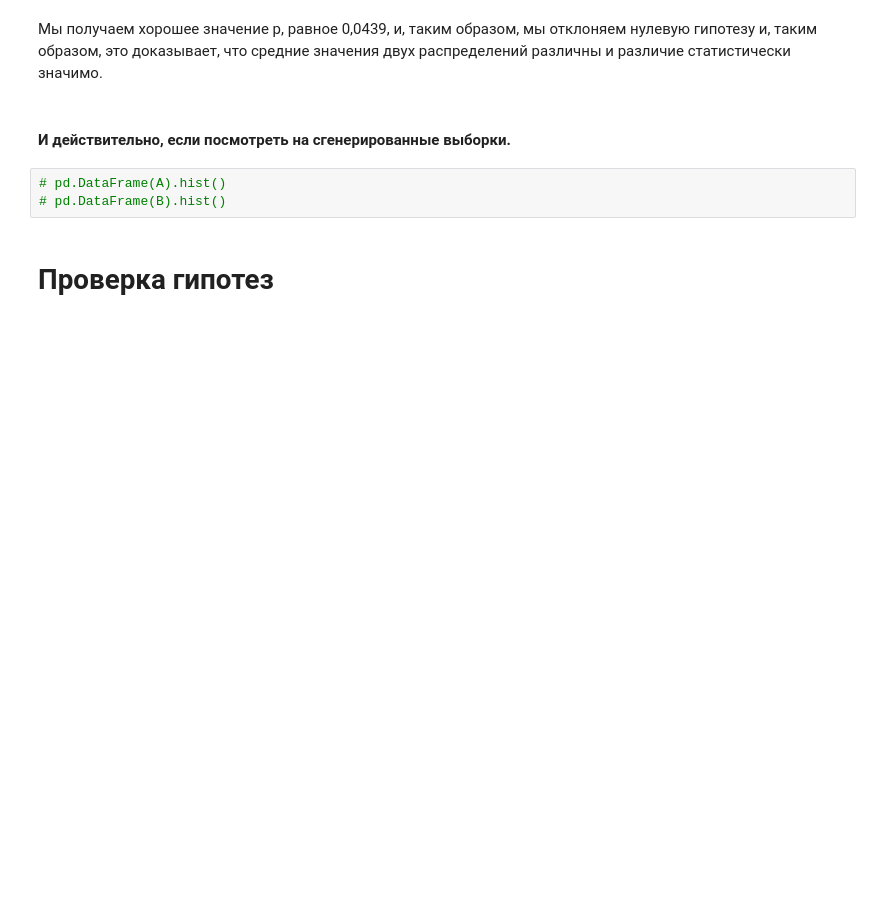
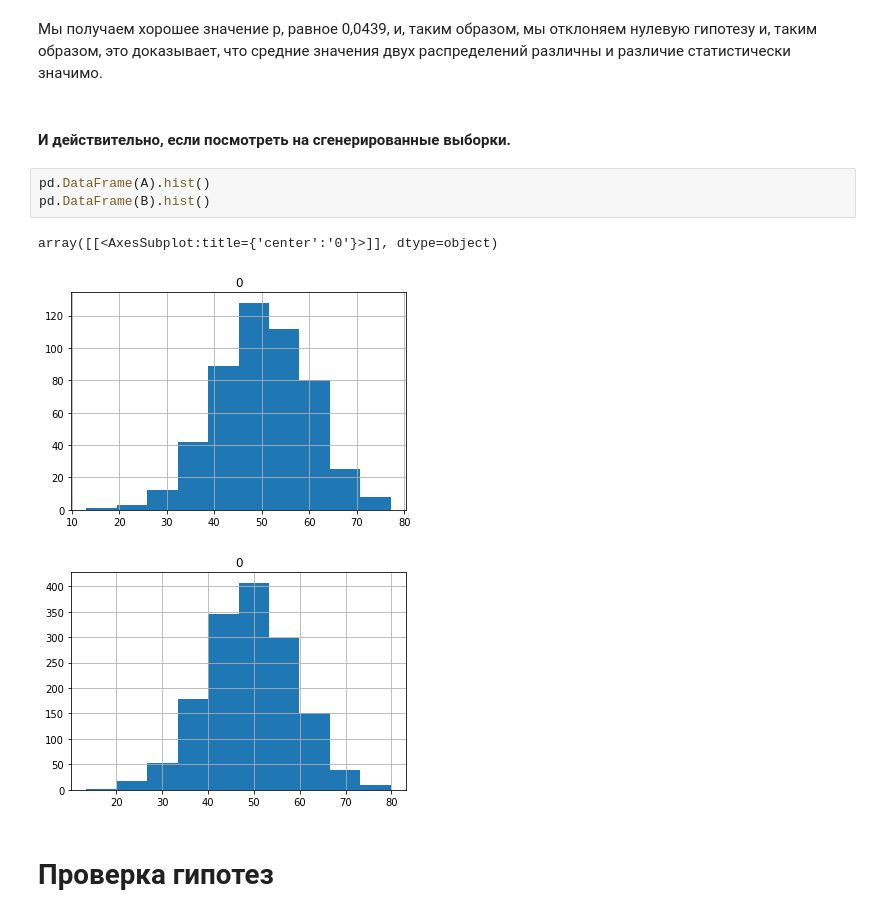
Before and after one commit to Dmitry-V-Makarov/Netology, a Jupyter notebook: pyda-13/lectures/20.confidence_intervals.ipynb, the cells around one changed output. Saved outputs shown, nothing was run; the diff lists cells and outputs as text; blank space fills up the shorter version.

```diff
--- a/pyda-13/lectures/20.confidence_intervals.ipynb
+++ b/pyda-13/lectures/20.confidence_intervals.ipynb
@@ -139,8 +159,12 @@ Ttest_indResult(statistic=2.0154990301545688, pvalue=0.04398605248410712)
 # %% [markdown]
 #### И действительно, если посмотреть на сгенерированные выборки.
 # %%
-# pd.DataFrame(A).hist()
-# pd.DataFrame(B).hist()
+pd.DataFrame(A).hist()
+pd.DataFrame(B).hist()
+# %% [output]
+array([[<AxesSubplot:title={'center':'0'}>]], dtype=object)
+[figure, added]
+[figure, added]
 # %% [markdown]
 # Проверка гипотез
 # %% [markdown]
```
Also changed, not shown: parts of 2 cells of this notebook, 5 other files.
